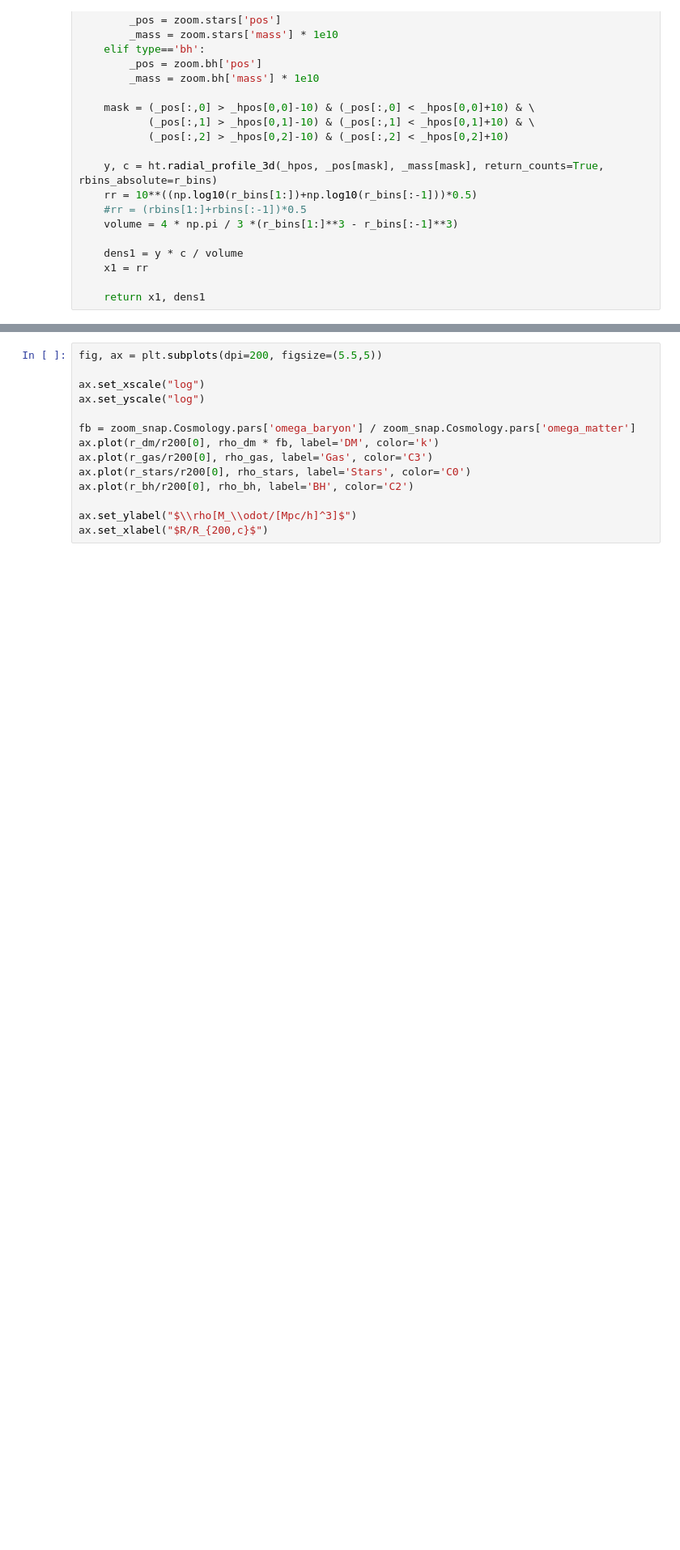
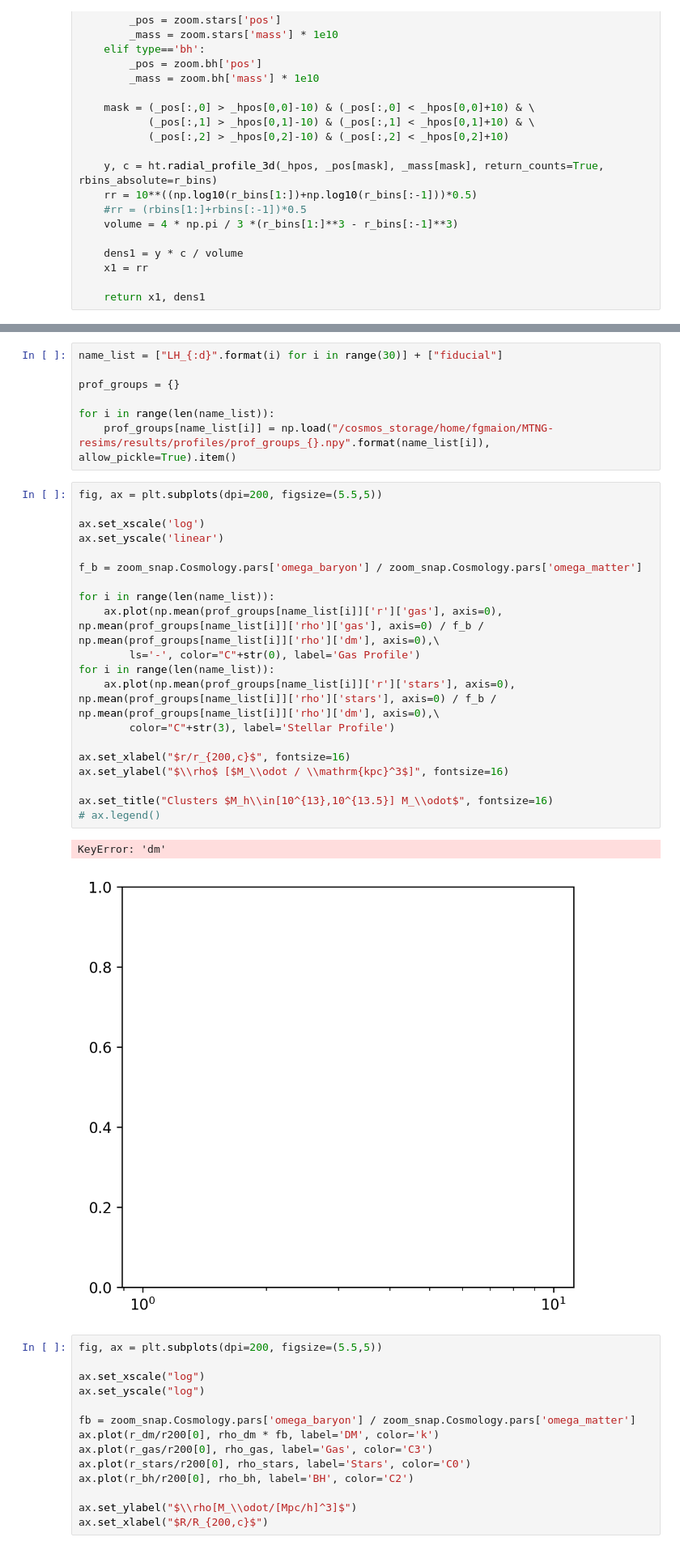
Before and after one commit to fgmaion/MTNG-resims, a Jupyter notebook: Notebooks/profiles/profiles.ipynb, the cells around one changed output, grey strips where cells are left out. Shown at 81% size. Cells and saved outputs as stored; diff of their text form; blank space fills up the shorter version.

```diff
--- a/Notebooks/profiles/profiles.ipynb
+++ b/Notebooks/profiles/profiles.ipynb
@@ -69,3 +156,33 @@ r_bh, rho_bh = get_profiles(zoom_snap, np.logspace(-2, 1, 20), 0, type='bh')
+# %%
+name_list = ["LH_{:d}".format(i) for i in range(30)] + ["fiducial"]
+
+prof_groups = {}
+
+for i in range(len(name_list)):
+    prof_groups[name_list[i]] = np.load("/cosmos_storage/home/fgmaion/MTNG-resims/results/profiles/prof_groups_{}.npy".format(name_list[i]), allow_pickle=True).item()
+# %%
+fig, ax = plt.subplots(dpi=200, figsize=(5.5,5))
+
+ax.set_xscale('log')
+ax.set_yscale('linear')
+
+f_b = zoom_snap.Cosmology.pars['omega_baryon'] / zoom_snap.Cosmology.pars['omega_matter']
+
+for i in range(len(name_list)):
+    ax.plot(np.mean(prof_groups[name_list[i]]['r']['gas'], axis=0), np.mean(prof_groups[name_list[i]]['rho']['gas'], axis=0) / f_b / np.mean(prof_groups[name_list[i]]['rho']['dm'], axis=0),\
+        ls='-', color="C"+str(0), label='Gas Profile')
+for i in range(len(name_list)):
+    ax.plot(np.mean(prof_groups[name_list[i]]['r']['stars'], axis=0), np.mean(prof_groups[name_list[i]]['rho']['stars'], axis=0) / f_b / np.mean(prof_groups[name_list[i]]['rho']['dm'], axis=0),\
+        color="C"+str(3), label='Stellar Profile')
+
+ax.set_xlabel("$r/r_{200,c}$", fontsize=16)
+ax.set_ylabel("$\\rho$ [$M_\\odot / \\mathrm{kpc}^3$]", fontsize=16)
+
+ax.set_title("Clusters $M_h\\in[10^{13},10^{13.5}] M_\\odot$", fontsize=16)
+# ax.legend()
+# %% [output]
+KeyError: 'dm'
+[figure, added]
 # %%
 fig, ax = plt.subplots(dpi=200, figsize=(5.5,5))
 
```
Also changed, not shown: parts of 8 cells of this notebook, 6 other files.
